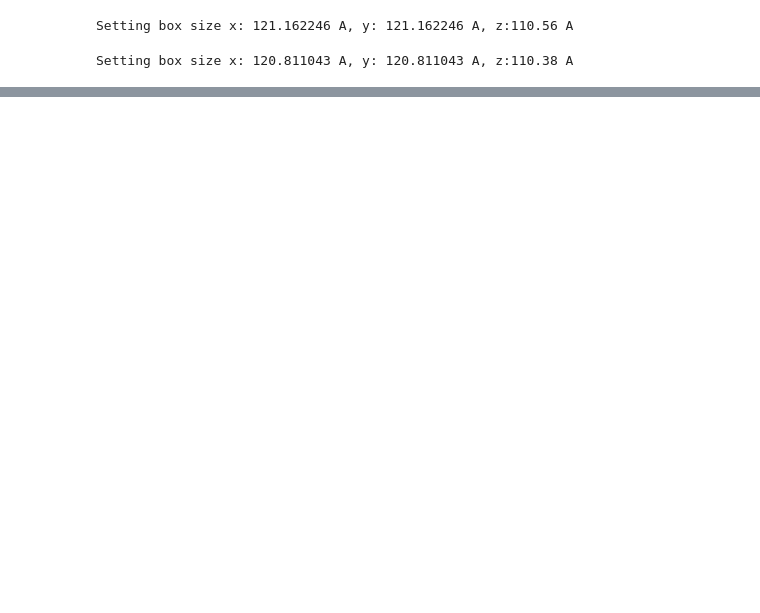
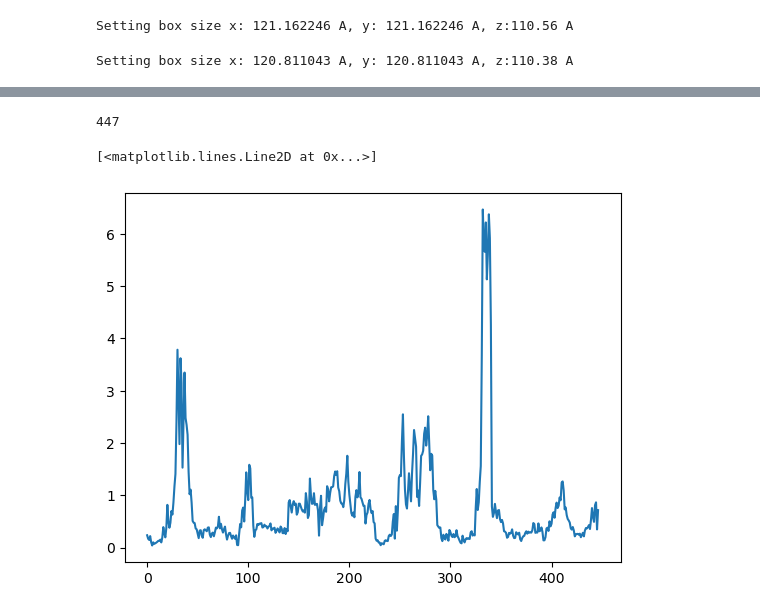
Before and after one commit to choderalab/enhanced-sampling-tmem175, a Jupyter notebook: notebooks/open_to_closed_rmsd.ipynb, the cells around one changed output, grey strips where cells are left out. Cells and saved outputs as stored; diff of their text form; code cells hidden in the pictures; blank space fills up the shorter version.

```diff
--- a/notebooks/open_to_closed_rmsd.ipynb
+++ b/notebooks/open_to_closed_rmsd.ipynb
@@ -13,0 +61,2 @@ Setting box size x: 120.811043 A, y: 120.811043 A, z:110.38 A
+# %%
+open_pdb = md.load("../systems/system00/protein.pdb")
@@ -13,0 +67,2 @@ Setting box size x: 120.811043 A, y: 120.811043 A, z:110.38 A
+# %%
+closed_pdb = md.load("../systems/system01/protein.pdb")
@@ -13,0 +77,2 @@ Setting box size x: 120.811043 A, y: 120.811043 A, z:110.38 A
+# %%
+t = md.join([open_pdb, closed_pdb])
@@ -13,0 +103,6 @@ Setting box size x: 120.811043 A, y: 120.811043 A, z:110.38 A
+# %%
+rmsd = md.rmsf(t,t, atom_indices=t.topology.select('name CA and chainid 0'))*10
+# %%
+len(rmsd)
+# %% [output]
+447
@@ -13,0 +111,5 @@ Setting box size x: 120.811043 A, y: 120.811043 A, z:110.38 A
+# %%
+plt.plot(rmsd)
+# %% [output]
+[<matplotlib.lines.Line2D at 0x...>]
+[figure, added]
```
Also changed, not shown: parts of 18 cells of this notebook, 4 other files.
